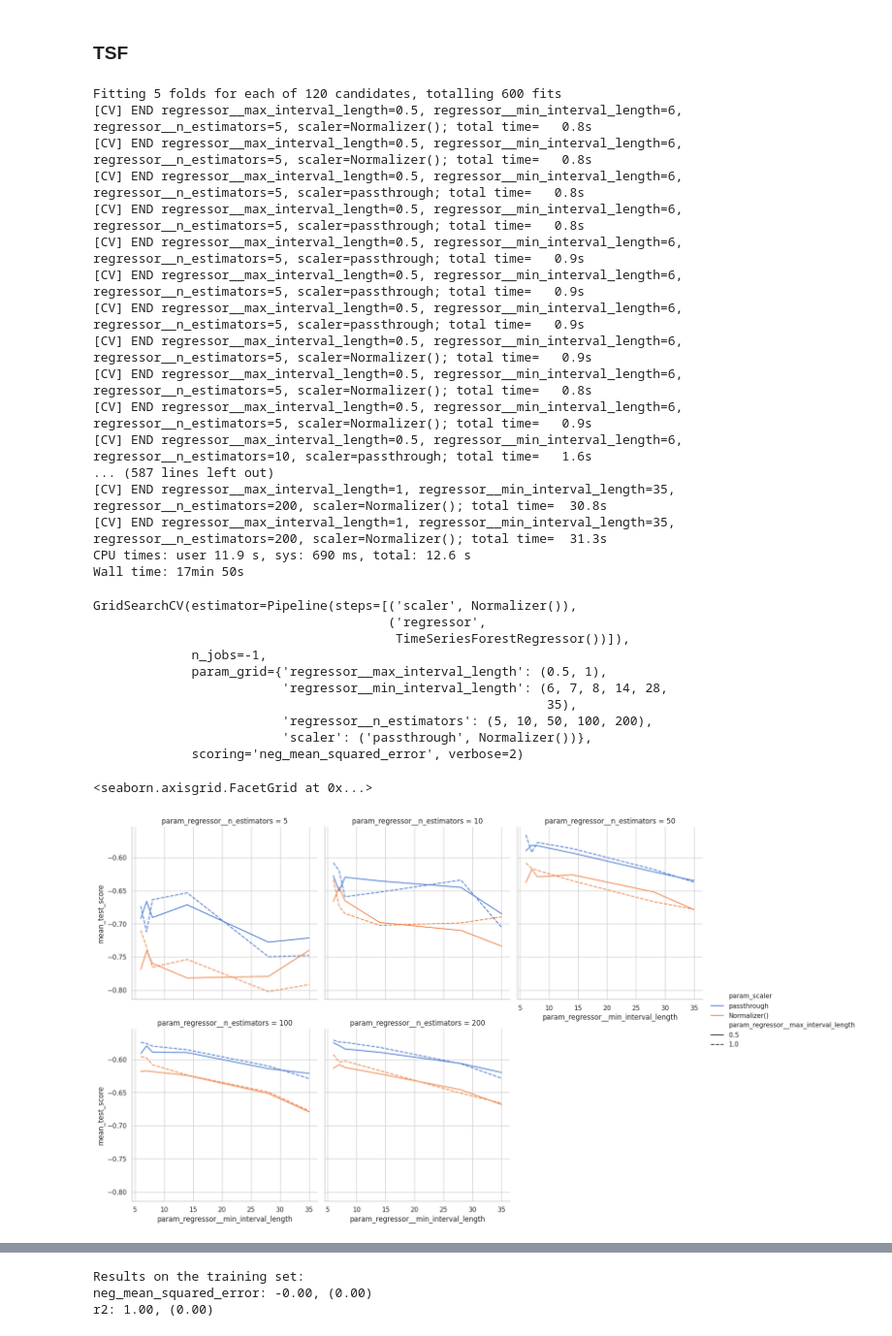
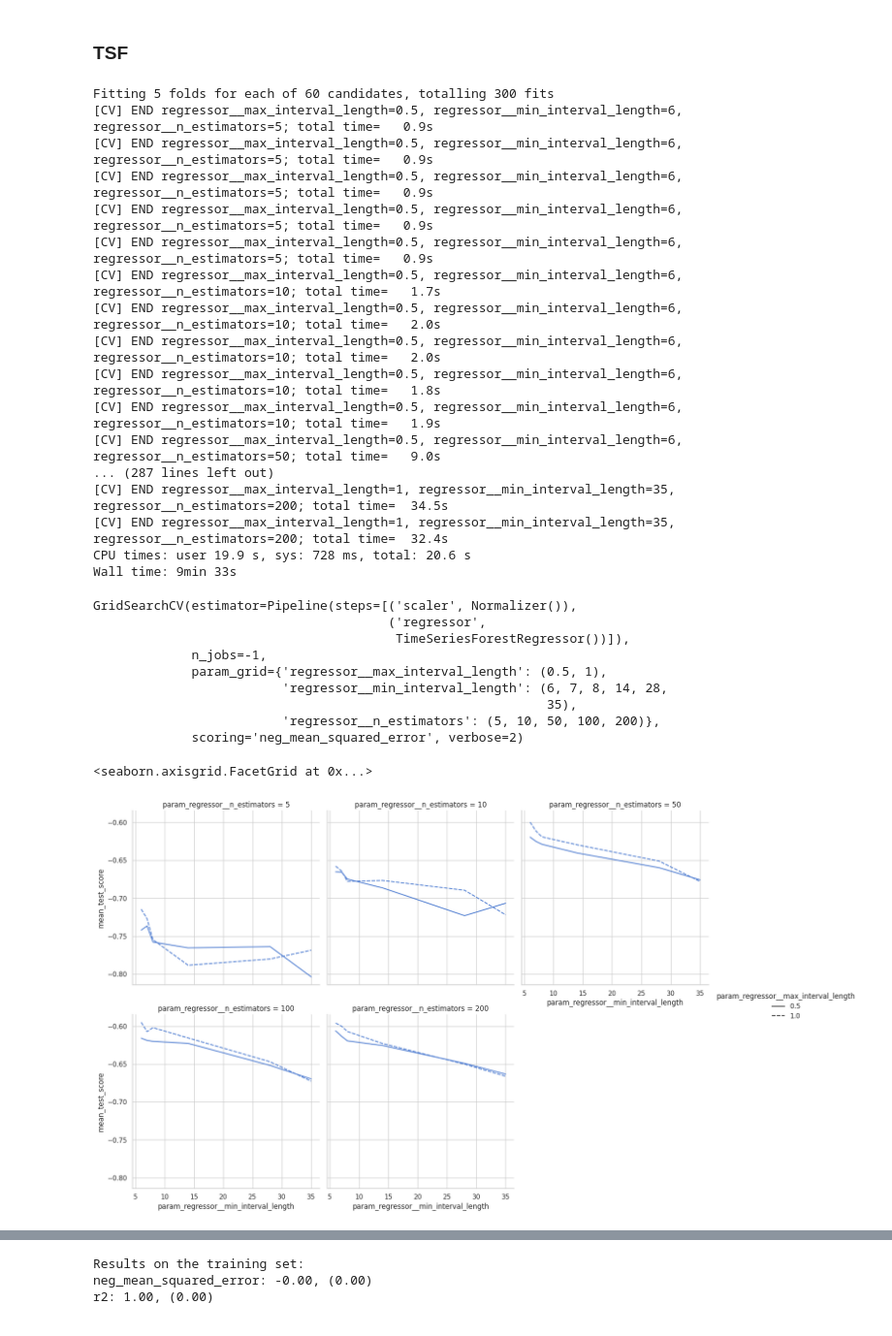
Before and after one commit to g-fabiani4-unipi/dm2_project, a Jupyter notebook: src/time_series/ensemble_interval_based.ipynb, the cells around one changed output, grey strips where cells are left out. Shown at 97% size. Saved outputs shown, nothing was run; the diff lists cells and outputs as text; code cells hidden in the pictures.

```diff
--- a/src/time_series/ensemble_interval_based.ipynb
+++ b/src/time_series/ensemble_interval_based.ipynb
@@ -73,7 +73,6 @@ param_grid = {
     'clf__min_interval_length': (6, 7, 8, 14, 28, 35),
     'clf__n_estimators': (5, 10, 50, 100, 200),
     'clf__max_interval_length': (.5, 1),
-    'scaler': ('passthrough', Normalizer()),
 }
 
 
@@ -470,23 +463,23 @@ grid = GridSearchCV(pipeline,
 %%time
 grid.fit(train_X, train_y)
 # %% [output]
-Fitting 5 folds for each of 120 candidates, totalling 600 fits
-[CV] END regressor__max_interval_length=0.5, regressor__min_interval_length=6, regressor__n_estimators=5, scaler=Normalizer(); total time=   0.8s
-[CV] END regressor__max_interval_length=0.5, regressor__min_interval_length=6, regressor__n_estimators=5, scaler=Normalizer(); total time=   0.8s
-[CV] END regressor__max_interval_length=0.5, regressor__min_interval_length=6, regressor__n_estimators=5, scaler=passthrough; total time=   0.8s
-[CV] END regressor__max_interval_length=0.5, regressor__min_interval_length=6, regressor__n_estimators=5, scaler=passthrough; total time=   0.8s
-[CV] END regressor__max_interval_length=0.5, regressor__min_interval_length=6, regressor__n_estimators=5, scaler=passthrough; total time=   0.9s
-[CV] END regressor__max_interval_length=0.5, regressor__min_interval_length=6, regressor__n_estimators=5, scaler=passthrough; total time=   0.9s
-[CV] END regressor__max_interval_length=0.5, regressor__min_interval_length=6, regressor__n_estimators=5, scaler=passthrough; total time=   0.9s
-[CV] END regressor__max_interval_length=0.5, regressor__min_interval_length=6, regressor__n_estimators=5, scaler=Normalizer(); total time=   0.9s
-[CV] END regressor__max_interval_length=0.5, regressor__min_interval_length=6, regressor__n_estimators=5, scaler=Normalizer(); total time=   0.8s
-[CV] END regressor__max_interval_length=0.5, regressor__min_interval_length=6, regressor__n_estimators=5, scaler=Normalizer(); total time=   0.9s
-[CV] END regressor__max_interval_length=0.5, regressor__min_interval_length=6, regressor__n_estimators=10, scaler=passthrough; total time=   1.6s
-... (587 lines left out)
-[CV] END regressor__max_interval_length=1, regressor__min_interval_length=35, regressor__n_estimators=200, scaler=Normalizer(); total time=  30.8s
-[CV] END regressor__max_interval_length=1, regressor__min_interval_length=35, regressor__n_estimators=200, scaler=Normalizer(); total time=  31.3s
-CPU times: user 11.9 s, sys: 690 ms, total: 12.6 s
-Wall time: 17min 50s
+Fitting 5 folds for each of 60 candidates, totalling 300 fits
+[CV] END regressor__max_interval_length=0.5, regressor__min_interval_length=6, regressor__n_estimators=5; total time=   0.9s
+[CV] END regressor__max_interval_length=0.5, regressor__min_interval_length=6, regressor__n_estimators=5; total time=   0.9s
+[CV] END regressor__max_interval_length=0.5, regressor__min_interval_length=6, regressor__n_estimators=5; total time=   0.9s
+[CV] END regressor__max_interval_length=0.5, regressor__min_interval_length=6, regressor__n_estimators=5; total time=   0.9s
+[CV] END regressor__max_interval_length=0.5, regressor__min_interval_length=6, regressor__n_estimators=5; total time=   0.9s
+[CV] END regressor__max_interval_length=0.5, regressor__min_interval_length=6, regressor__n_estimators=10; total time=   1.7s
+[CV] END regressor__max_interval_length=0.5, regressor__min_interval_length=6, regressor__n_estimators=10; total time=   2.0s
+[CV] END regressor__max_interval_length=0.5, regressor__min_interval_length=6, regressor__n_estimators=10; total time=   2.0s
+[CV] END regressor__max_interval_length=0.5, regressor__min_interval_length=6, regressor__n_estimators=10; total time=   1.8s
+[CV] END regressor__max_interval_length=0.5, regressor__min_interval_length=6, regressor__n_estimators=10; total time=   1.9s
+[CV] END regressor__max_interval_length=0.5, regressor__min_interval_length=6, regressor__n_estimators=50; total time=   9.0s
+... (287 lines left out)
+[CV] END regressor__max_interval_length=1, regressor__min_interval_length=35, regressor__n_estimators=200; total time=  34.5s
+[CV] END regressor__max_interval_length=1, regressor__min_interval_length=35, regressor__n_estimators=200; total time=  32.4s
+CPU times: user 19.9 s, sys: 728 ms, total: 20.6 s
+Wall time: 9min 33s
 GridSearchCV(estimator=Pipeline(steps=[('scaler', Normalizer()),
                                        ('regressor',
                                         TimeSeriesForestRegressor())]),
@@ -494,19 +487,17 @@ GridSearchCV(estimator=Pipeline(steps=[('scaler', Normalizer()),
              param_grid={'regressor__max_interval_length': (0.5, 1),
                          'regressor__min_interval_length': (6, 7, 8, 14, 28,
                                                             35),
-                         'regressor__n_estimators': (5, 10, 50, 100, 200),
-                         'scaler': ('passthrough', Normalizer())},
+                         'regressor__n_estimators': (5, 10, 50, 100, 200)},
              scoring='neg_mean_squared_error', verbose=2)
 # %%
 results = pd.DataFrame(grid.cv_results_)
 sns.relplot(results, x='param_regressor__min_interval_length', y='mean_test_score', kind='line',
             col='param_regressor__n_estimators',
-            hue='param_scaler',
             style='param_regressor__max_interval_length',
             col_wrap=3)
 # %% [output]
 <seaborn.axisgrid.FacetGrid at 0x...>
-[figure, old version]
+[figure, new version]
 # %%
 grid.best_params_
 # %% [output]
```
Also changed, not shown: parts of 17 cells of this notebook.
